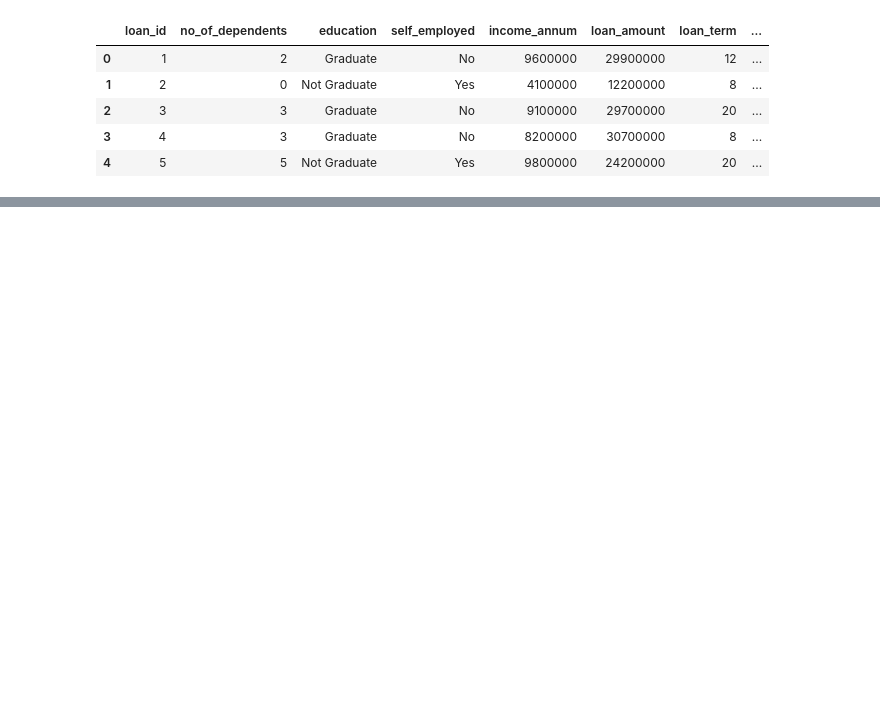
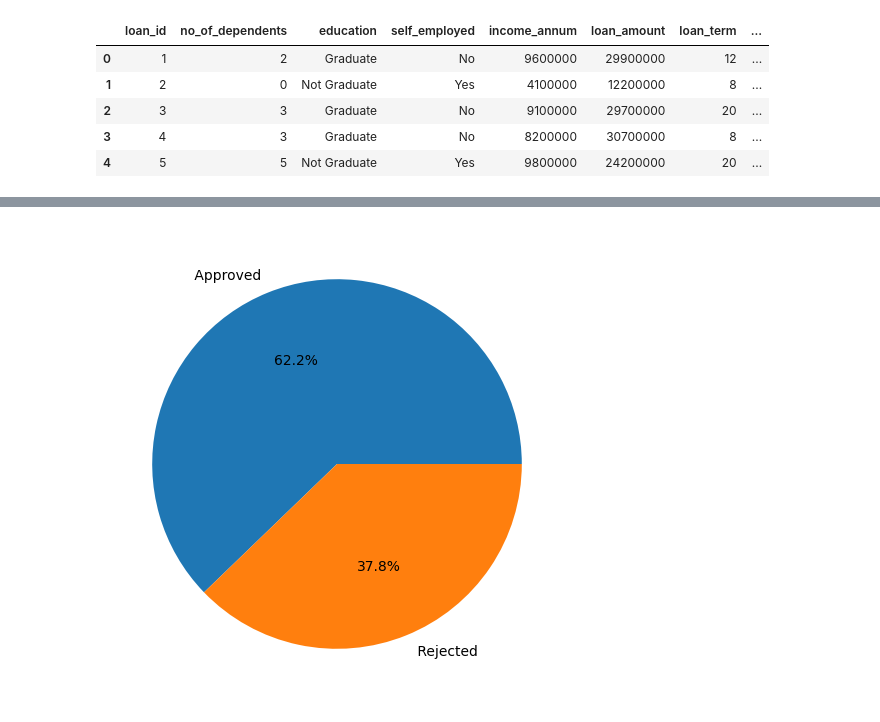
Before and after one commit to mwend-a/Loan_Guard, a Jupyter notebook: Untitled-1.ipynb, the cells around one changed output, grey strips where cells are left out. Saved outputs shown, nothing was run; the diff lists cells and outputs as text; code cells hidden in the pictures; blank space fills up the shorter version.

```diff
--- a/Untitled-1.ipynb
+++ b/Untitled-1.ipynb
@@ -55,0 +158,6 @@ dtype: int64
+# %%
+plt.figure(figsize=(6,6))
+plt.pie(loan_status_counts, labels = loan_status_counts.index, autopct = '%1.1f%%')
+plt.show()
+# %% [output]
+[figure, added]
```
Also changed, not shown: parts of 23 cells of this notebook, 2 other files.
